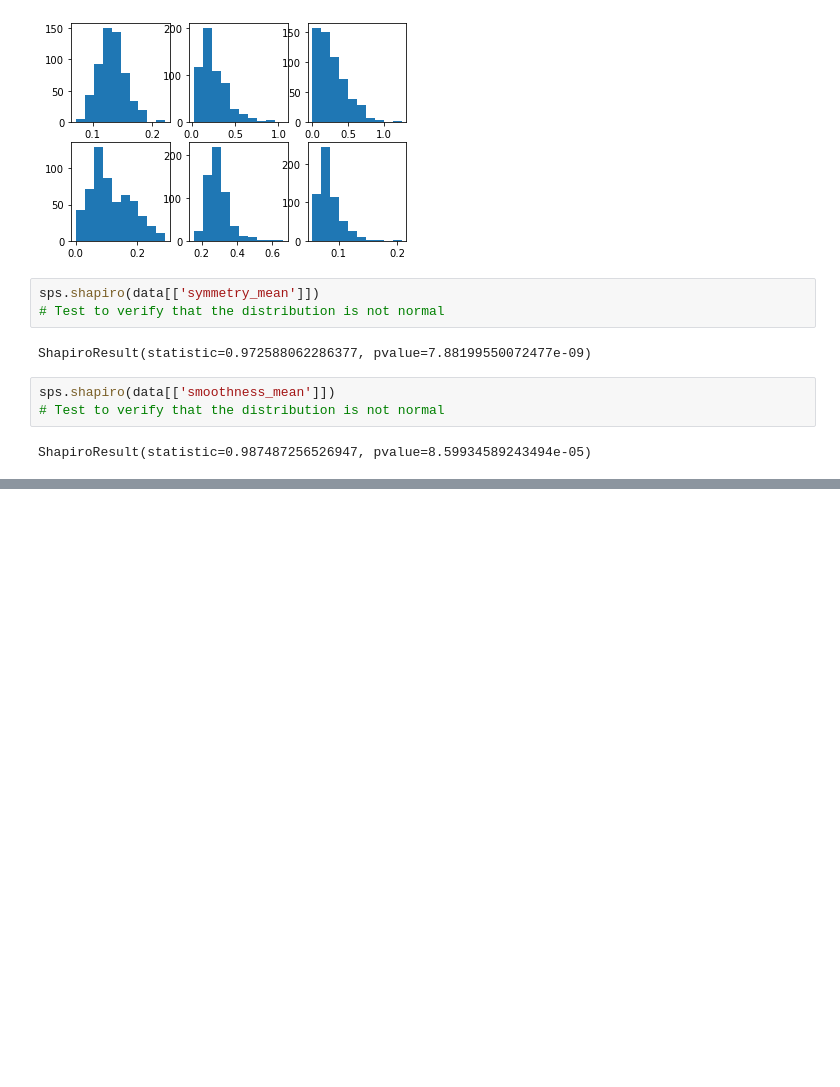
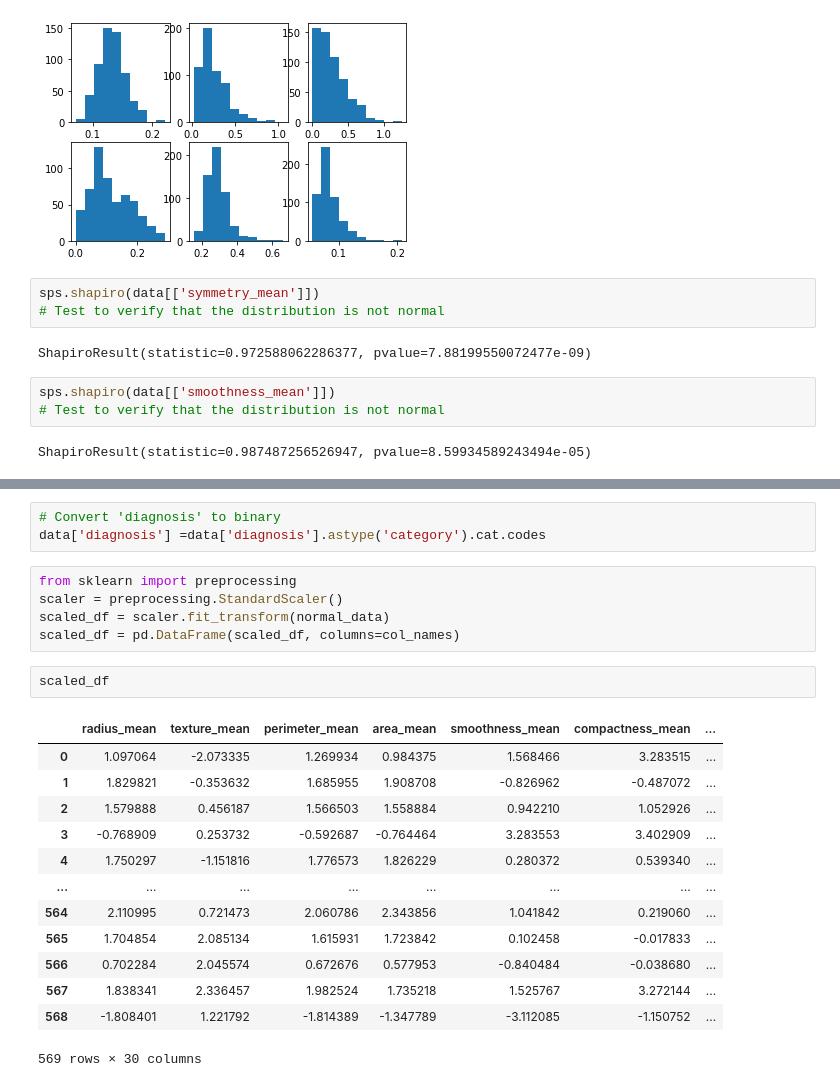
Before and after one commit to pourianiknam/Breast-Cancer-WI-Data-Set, a Jupyter notebook: Breast Cancer WI.ipynb, the cells around one changed output, grey strips where cells are left out. Saved outputs shown, nothing was run; the diff lists cells and outputs as text; blank space fills up the shorter version.

```diff
--- a/Breast Cancer WI.ipynb
+++ b/Breast Cancer WI.ipynb
@@ -156,0 +151,24 @@ ShapiroResult(statistic=0.987487256526947, pvalue=8.59934589243494e-05)
+# %%
+# Convert 'diagnosis' to binary
+data['diagnosis'] =data['diagnosis'].astype('category').cat.codes
+# %%
+from sklearn import preprocessing
+scaler = preprocessing.StandardScaler()
+scaled_df = scaler.fit_transform(normal_data)
+scaled_df = pd.DataFrame(scaled_df, columns=col_names)
+# %%
+scaled_df
+# %% [output]
+|  | radius_mean | texture_mean | perimeter_mean | area_mean | smoothness_mean | compactness_mean | ... |
+| 0 | 1.097064 | -2.073335 | 1.269934 | 0.984375 | 1.568466 | 3.283515 | ... |
+| 1 | 1.829821 | -0.353632 | 1.685955 | 1.908708 | -0.826962 | -0.487072 | ... |
+| 2 | 1.579888 | 0.456187 | 1.566503 | 1.558884 | 0.942210 | 1.052926 | ... |
+| 3 | -0.768909 | 0.253732 | -0.592687 | -0.764464 | 3.283553 | 3.402909 | ... |
+| 4 | 1.750297 | -1.151816 | 1.776573 | 1.826229 | 0.280372 | 0.539340 | ... |
+| ... | ... | ... | ... | ... | ... | ... | ... |
+| 564 | 2.110995 | 0.721473 | 2.060786 | 2.343856 | 1.041842 | 0.219060 | ... |
+| 565 | 1.704854 | 2.085134 | 1.615931 | 1.723842 | 0.102458 | -0.017833 | ... |
+| 566 | 0.702284 | 2.045574 | 0.672676 | 0.577953 | -0.840484 | -0.038680 | ... |
+| 567 | 1.838341 | 2.336457 | 1.982524 | 1.735218 | 1.525767 | 3.272144 | ... |
+| 568 | -1.808401 | 1.221792 | -1.814389 | -1.347789 | -3.112085 | -1.150752 | ... |
+569 rows × 30 columns
```
Also changed, not shown: parts of 4 cells of this notebook.
